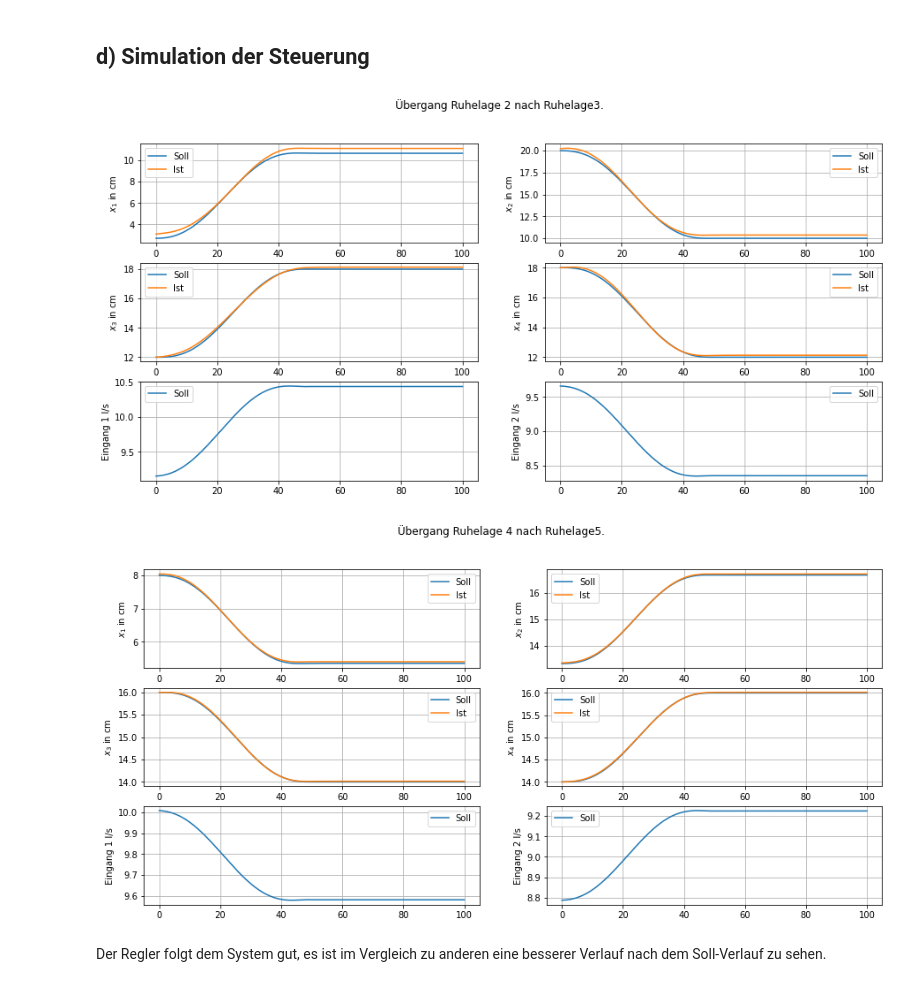
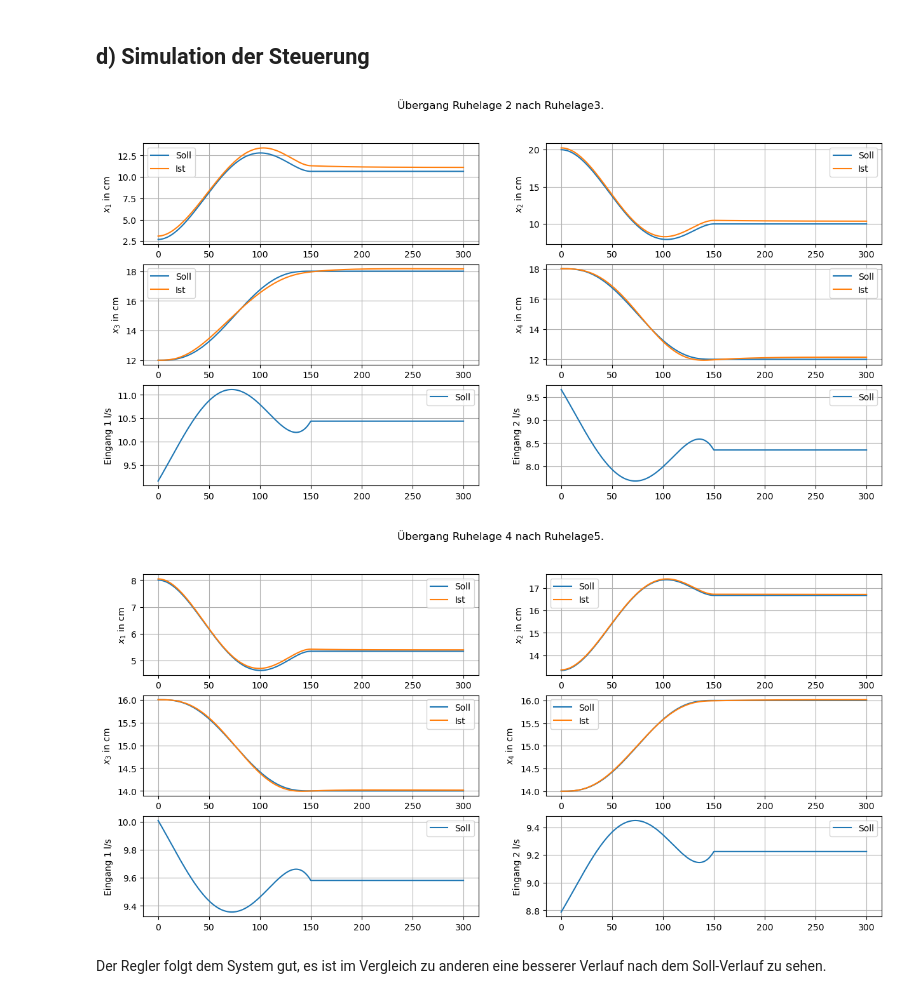
Before and after one commit to jil1213/viertank, a Jupyter notebook: viertank.ipynb, the cells around one changed output. Saved outputs shown, nothing was run; the diff lists cells and outputs as text; code cells hidden in the pictures.

```diff
--- a/viertank.ipynb
+++ b/viertank.ipynb
@@ -509,8 +509,8 @@ Zum Test der bisherigen Schritte wird die Planung mit der Simulation verglichen.
 linear = False
 
 #Übergangszeit für die beiden Szenarien bitte ggf. anpassen
-T = [50,50]
-
+T = [150,150]
+Tsim = 300
 tank = VierTank(st)
 tank_lin = tank.linearize(equis[0])
 
@@ -541,35 +541,35 @@ for _i, _transition in enumerate(transitions):
     if linear:
         x0 = _trajectory.state(0)
     else:
         x0 = equis[_transition[0]-1].x
 
 
     #Solltrajektorien auswerten
     _x_soll = _trajectory.state(t_eval)
     _u_soll = _trajectory.input(t_eval)
 
 
     #Wrapper für rechte Seite der Differentialgleichung
     _ctrl = lambda t,x:_trajectory.input(t)
     _rhs = lambda t,x:_tank.model(t,x,_ctrl)
 
 
     #Simulation
     res = solve_ivp(_rhs,#zu simulierendes Modell
                     [0,Tsim],#Zeitspanne für Simulation
                     x0,#Anfangszustand
                     t_eval=t_eval,#Auswertungszeitpunkte
                     atol=1e-9,rtol=1e-6 #Toleranzen
                     )
 
     #Ergebnisse Plotten
     _x=res.y
     plot_results(t_eval,(_x_soll,_x),(_u_soll,))
     pp.gcf().suptitle('Übergang Ruhelage '+ str(_transition[0]) + ' nach Ruhelage' + str(_transition[1]) + '.')
     pp.show()
 # %% [output]
-[figure, old version]
+[figure, new version]
-[figure, old version]
+[figure, new version]
 # %% [markdown]
 Der Regler folgt dem System gut, es ist im Vergleich zu anderen eine besserer Verlauf nach dem  Soll-Verlauf zu sehen.
 # %% [markdown]
```
Also changed, not shown: parts of 14 cells of this notebook, 2 other files.
